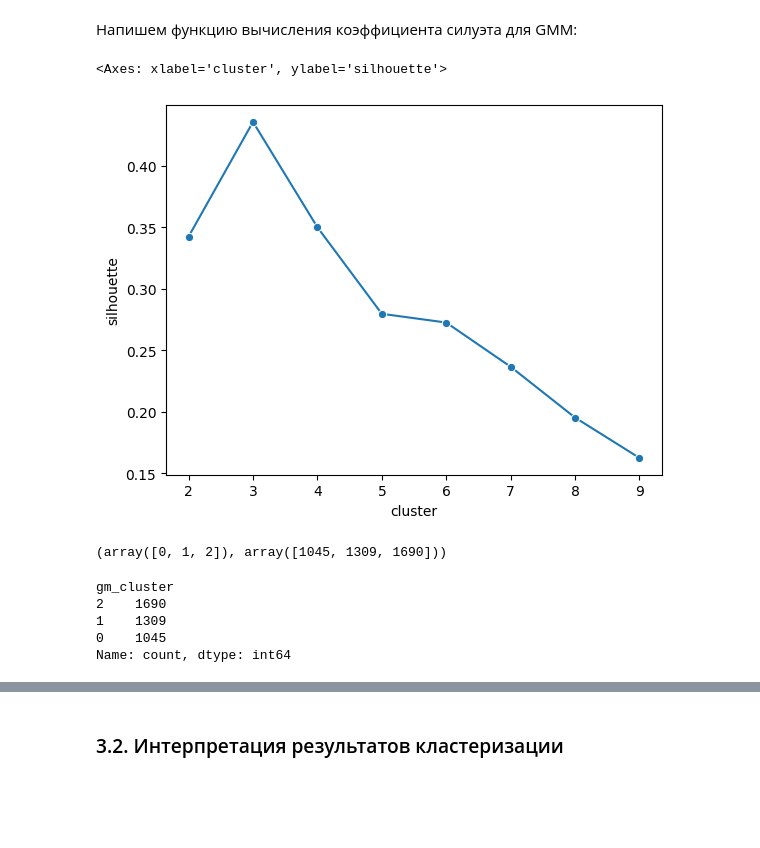
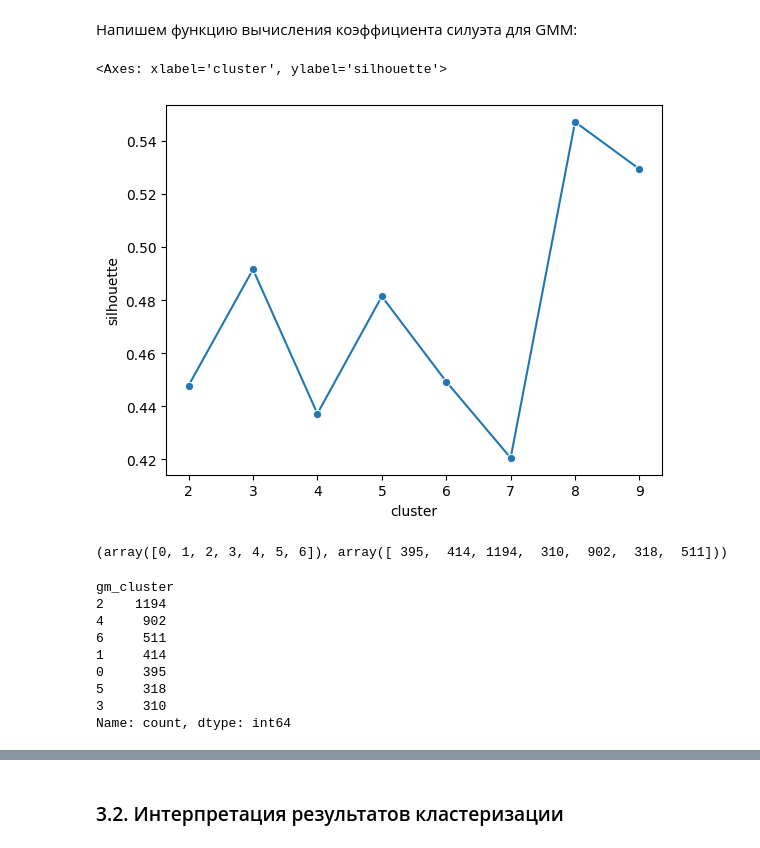
Before and after one commit to AnaSemina/Public-Rep, a Jupyter notebook: Сегментация клиентов онлайн магазина подарков/PROJECT-6._Сегментация_клиентов_онлайн-магазина.ipynb, the cells around one changed output, grey strips where cells are left out. Drawn from its saved outputs; the diff is of its cells as text; code cells hidden in the pictures; blank space fills up the shorter version.

```diff
--- a/Сегментация клиентов онлайн магазина подарков/PROJECT-6._Сегментация_клиентов_онлайн-магазина.ipynb
+++ b/Сегментация клиентов онлайн магазина подарков/PROJECT-6._Сегментация_клиентов_онлайн-магазина.ipynb
@@ -764,6 +806,6 @@ sns.lineplot(data=silhouette_df, x="cluster", y="silhouette", marker= "o")
 # %%
-kmeans = KMeans(n_clusters=3, random_state=42)
-kmeans.fit(rfm_pca)
+kmeans = KMeans(n_clusters=7, random_state=42)
+kmeans.fit(rfm_tsne)
 rfm_table['Kmeans_cluster'] = kmeans.labels_
 rfm_table.Kmeans_cluster.value_counts()
 # %% [output]
@@ -811,7 +874,7 @@ def get_agglosilhouette(cluster_num, X):
 silhouette_res = {"silhouette": [], "cluster": []}
 
 for cluster_num in range(2, 10):
-    silhouette_res["silhouette"].append(get_agglosilhouette(cluster_num, rfm_pca))
+    silhouette_res["silhouette"].append(get_agglosilhouette(cluster_num, rfm_tsne))
     silhouette_res["cluster"].append(cluster_num)
 
 # сохраним в датафрейм значение силуэта и количество кластеров
@@ -827,6 +890,6 @@ sns.lineplot(data=silhouette_df, x="cluster", y="silhouette", marker= "o")
 # %%
-agglo_clust = AgglomerativeClustering(n_clusters=3,linkage='ward')
-agglo_clust.fit(rfm_table)
+agglo_clust = AgglomerativeClustering(n_clusters=7,linkage='ward')
+agglo_clust.fit(rfm_tsne)
 rfm_table['Agglo_cluster'] = agglo_clust.labels_
 rfm_table.Agglo_cluster.value_counts()
 # %% [output]
@@ -864,13 +929,0 @@ def get_spectral_silhouette(cluster_num, X):
-# %%
-# создадим пустой словарь, ключами будут силуэт и количество кластеров
-silhouette_res = {"silhouette": [], "cluster": []}
-
-for cluster_num in range(2, 10):
-    silhouette_res["silhouette"].append(get_spectral_silhouette(cluster_num, rfm_pca))
-    silhouette_res["cluster"].append(cluster_num)
-
-# сохраним в датафрейм значение силуэта и количество кластеров
-silhouette_df = pd.DataFrame(silhouette_res)
-
-# визуализируем зависимость значения инерции от количества кластеров
-sns.lineplot(data=silhouette_df, x="cluster", y="silhouette", marker= "o")
@@ -918,32 +944,36 @@ def get_gm_silhouette(cluster_num, X):
 # %%
 # создадим пустой словарь, ключами будут силуэт и количество кластеров
 silhouette_res = {"silhouette": [], "cluster": []}
 
 for cluster_num in range(2, 10):
-    silhouette_res["silhouette"].append(get_gm_silhouette(cluster_num, rfm_pca))
+    silhouette_res["silhouette"].append(get_gm_silhouette(cluster_num, rfm_tsne))
     silhouette_res["cluster"].append(cluster_num)
 
 # сохраним в датафрейм значение силуэта и количество кластеров
 silhouette_df = pd.DataFrame(silhouette_res)
 
 # визуализируем зависимость значения инерции от количества кластеров
 sns.lineplot(data=silhouette_df, x="cluster", y="silhouette", marker= "o")
 # %% [output]
 <Axes: xlabel='cluster', ylabel='silhouette'>
-[figure, old version]
+[figure, new version]
 # %%
-gm_clustering = GaussianMixture(n_components=3, random_state=42)
+gm_clustering = GaussianMixture(n_components=7, random_state=42)
 # обучаем модель
-gm_clustering.fit(rfm_pca)
+gm_clustering.fit(rfm_tsne)
 # для матрицы X получаем предсказания к какому кластеру принадлежат объекты
-gm_prediction = gm_clustering.predict(rfm_pca)
+gm_prediction = gm_clustering.predict(rfm_tsne)
 print(np.unique(gm_prediction, return_counts=True))
 rfm_table['gm_cluster'] = gm_prediction
 rfm_table['gm_cluster'].value_counts()
 # %% [output]
-(array([0, 1, 2]), array([1045, 1309, 1690]))
+(array([0, 1, 2, 3, 4, 5, 6]), array([ 395,  414, 1194,  310,  902,  318,  511]))
 gm_cluster
-2    1690
-1    1309
-0    1045
+2    1194
+4     902
+6     511
+1     414
+0     395
+5     318
+3     310
 Name: count, dtype: int64
```
Also changed, not shown: parts of 43 cells of this notebook, 2 other files.
